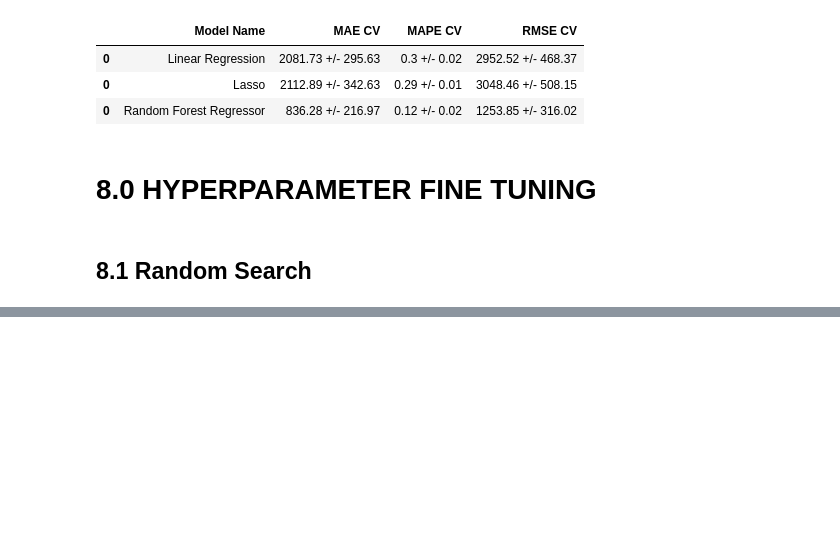
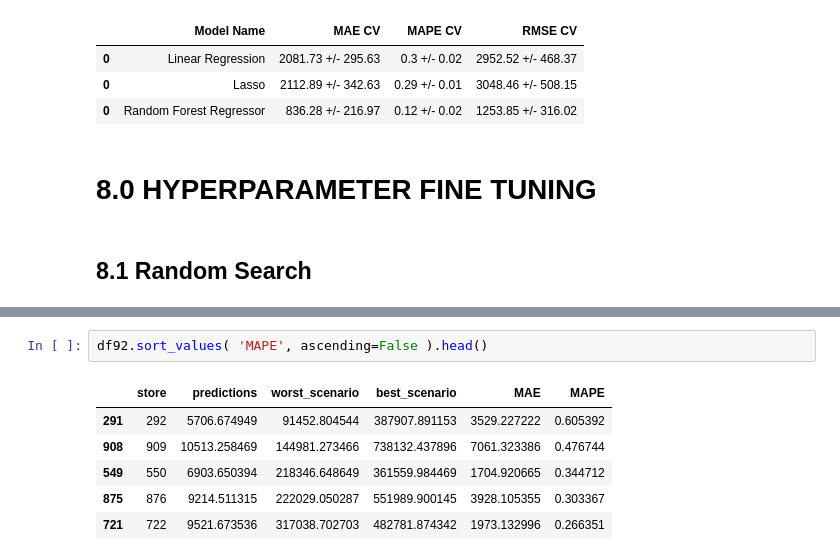
Before and after one commit to MatheussAlvess/Sales-Predict-RandomForest-Kaggle, a Jupyter notebook: Pharmaceutic_sales.ipynb, the cells around one changed output, grey strips where cells are left out. Saved outputs shown, nothing was run; the diff lists cells and outputs as text; blank space fills up the shorter version.

```diff
--- a/Pharmaceutic_sales.ipynb
+++ b/Pharmaceutic_sales.ipynb
@@ -1069,0 +1137,9 @@ Fitting 3 folds for each of 12 candidates, totalling 36 fits
+# %%
+df92.sort_values( 'MAPE', ascending=False ).head()
+# %% [output]
+|  | store | predictions | worst_scenario | best_scenario | MAE | MAPE |
+| 291 | 292 | 5706.674949 | 91452.804544 | 387907.891153 | 3529.227222 | 0.605392 |
+| 908 | 909 | 10513.258469 | 144981.273466 | 738132.437896 | 7061.323386 | 0.476744 |
+| 549 | 550 | 6903.650394 | 218346.648649 | 361559.984469 | 1704.920665 | 0.344712 |
+| 875 | 876 | 9214.511315 | 222029.050287 | 551989.900145 | 3928.105355 | 0.303367 |
+| 721 | 722 | 9521.673536 | 317038.702703 | 482781.874342 | 1973.132996 | 0.266351 |
```
Also changed, not shown: parts of 34 cells of this notebook.
